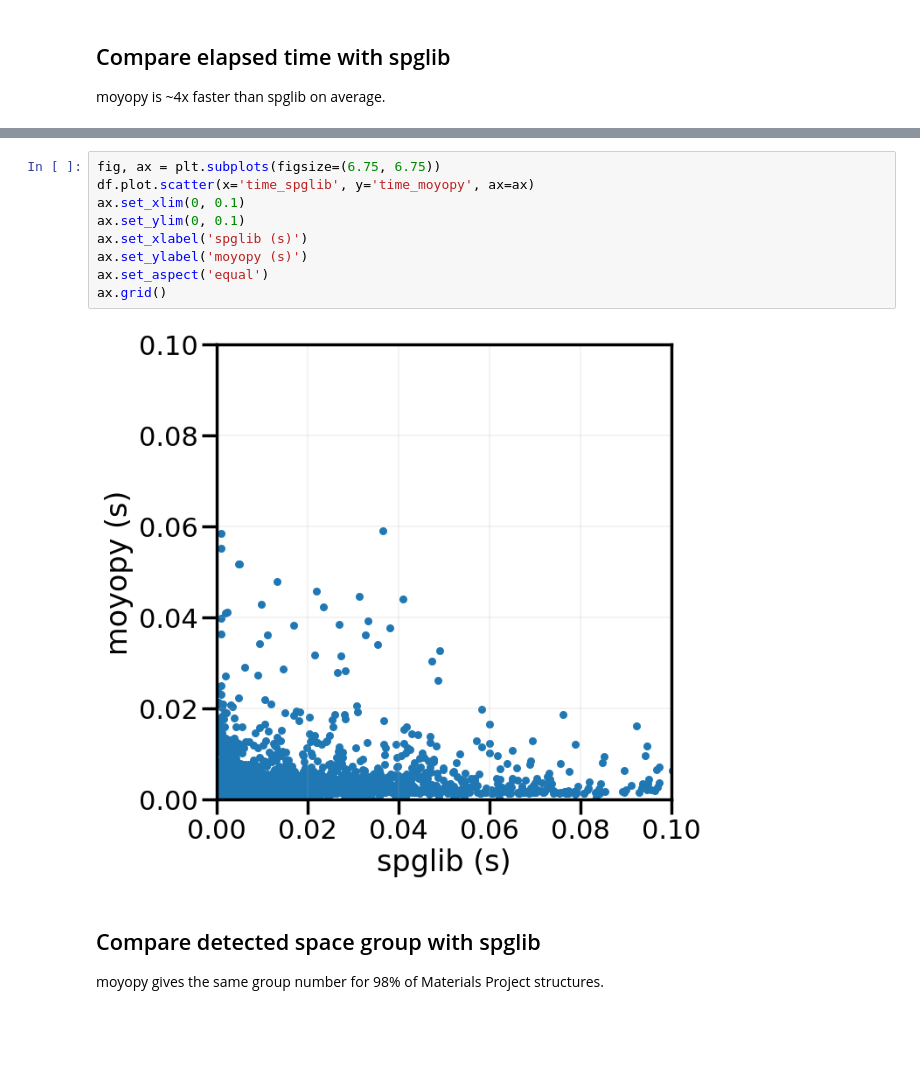
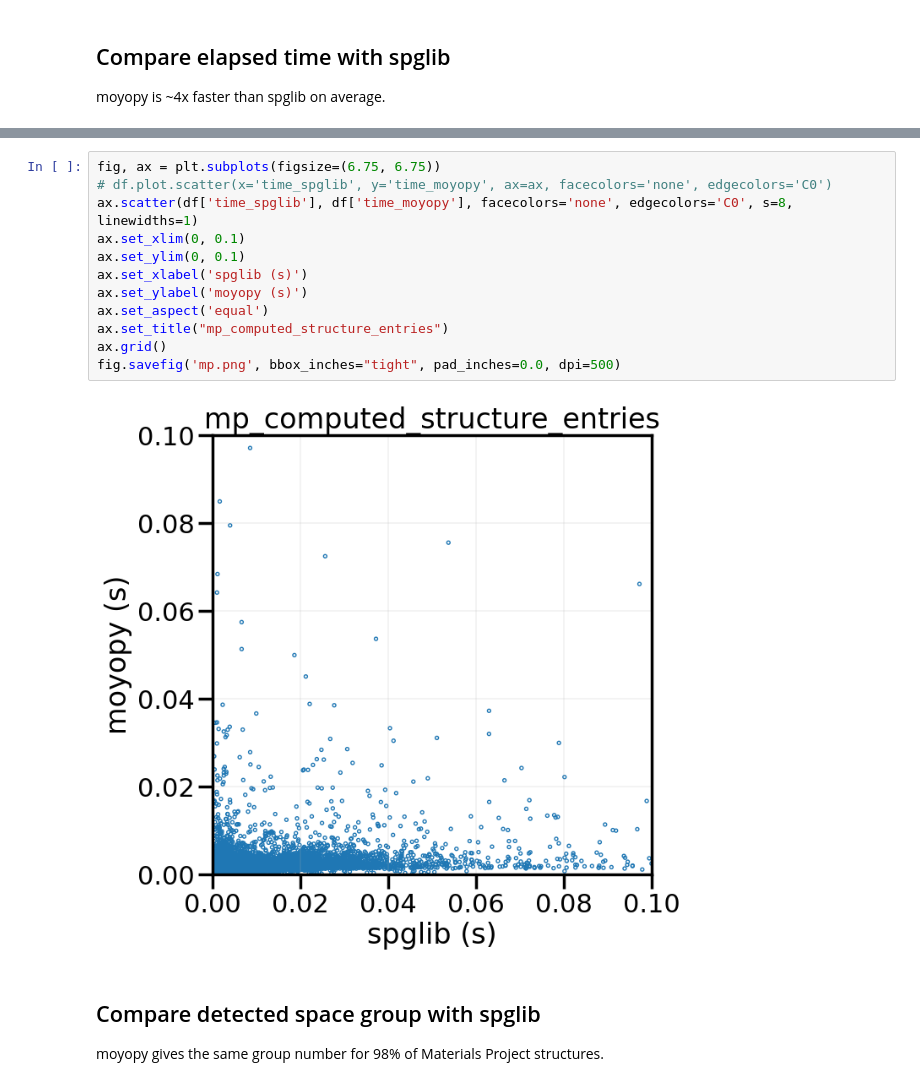
Before and after one commit to spglib/moyo, a Jupyter notebook: bench/mp/analysis.ipynb, the cells around one changed output, grey strips where cells are left out. Saved outputs shown, nothing was run; the diff lists cells and outputs as text; blank space fills up the shorter version.

```diff
--- a/bench/mp/analysis.ipynb
+++ b/bench/mp/analysis.ipynb
@@ -50,14 +48,17 @@ df['time_spglib'].sum() / df['time_moyopy'].sum()
 # %%
 fig, ax = plt.subplots(figsize=(6.75, 6.75))
-df.plot.scatter(x='time_spglib', y='time_moyopy', ax=ax)
+# df.plot.scatter(x='time_spglib', y='time_moyopy', ax=ax, facecolors='none', edgecolors='C0')
+ax.scatter(df['time_spglib'], df['time_moyopy'], facecolors='none', edgecolors='C0', s=8, linewidths=1)
 ax.set_xlim(0, 0.1)
 ax.set_ylim(0, 0.1)
 ax.set_xlabel('spglib (s)')
 ax.set_ylabel('moyopy (s)')
 ax.set_aspect('equal')
+ax.set_title("mp_computed_structure_entries")
 ax.grid()
+fig.savefig('mp.png', bbox_inches="tight", pad_inches=0.0, dpi=500)
 # %% [output]
-[figure, old version]
+[figure, new version]
 # %% [markdown]
 ## Compare detected space group with spglib
 
```
Also changed, not shown: parts of 2 cells of this notebook, 9 other files.
